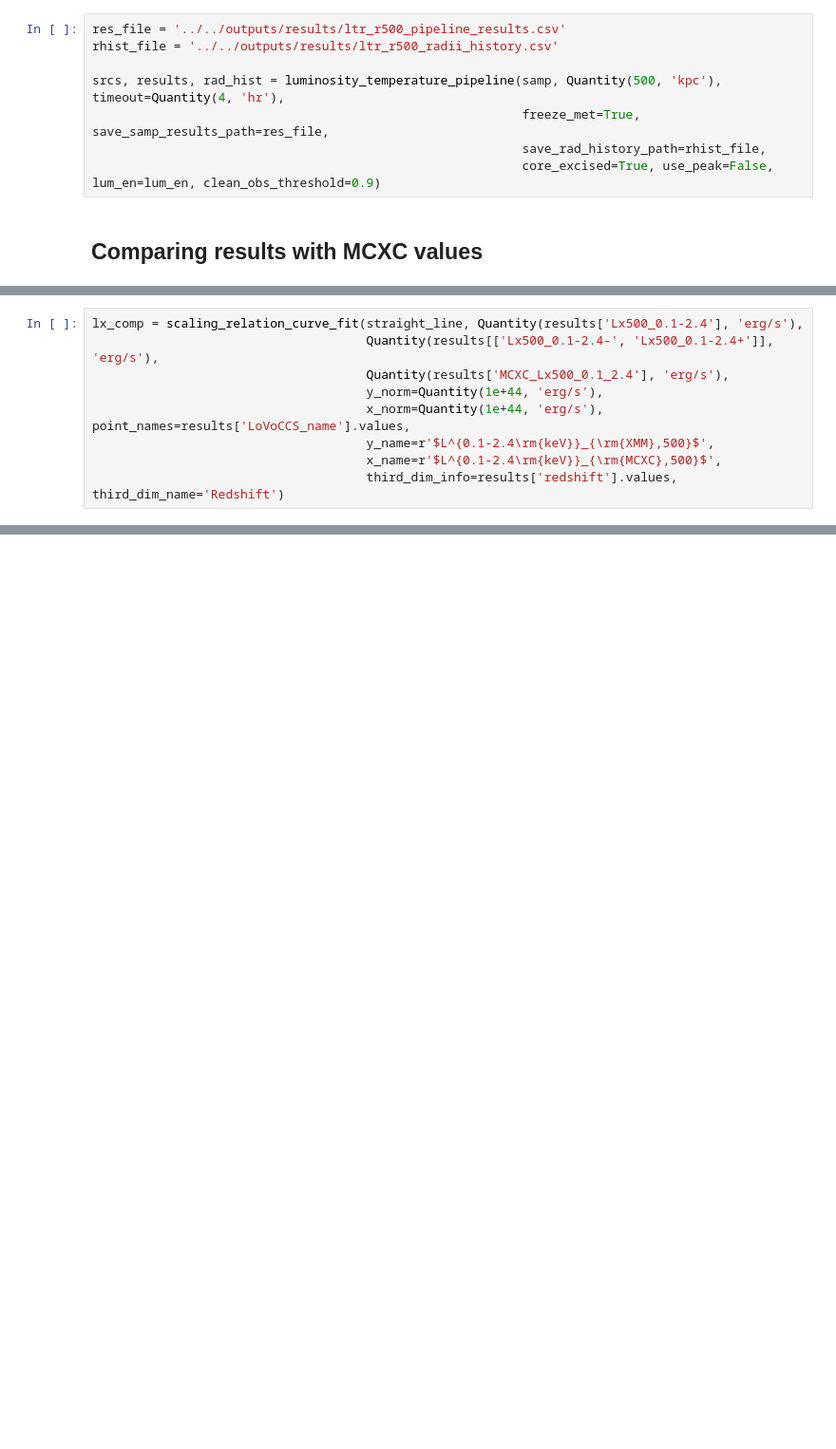
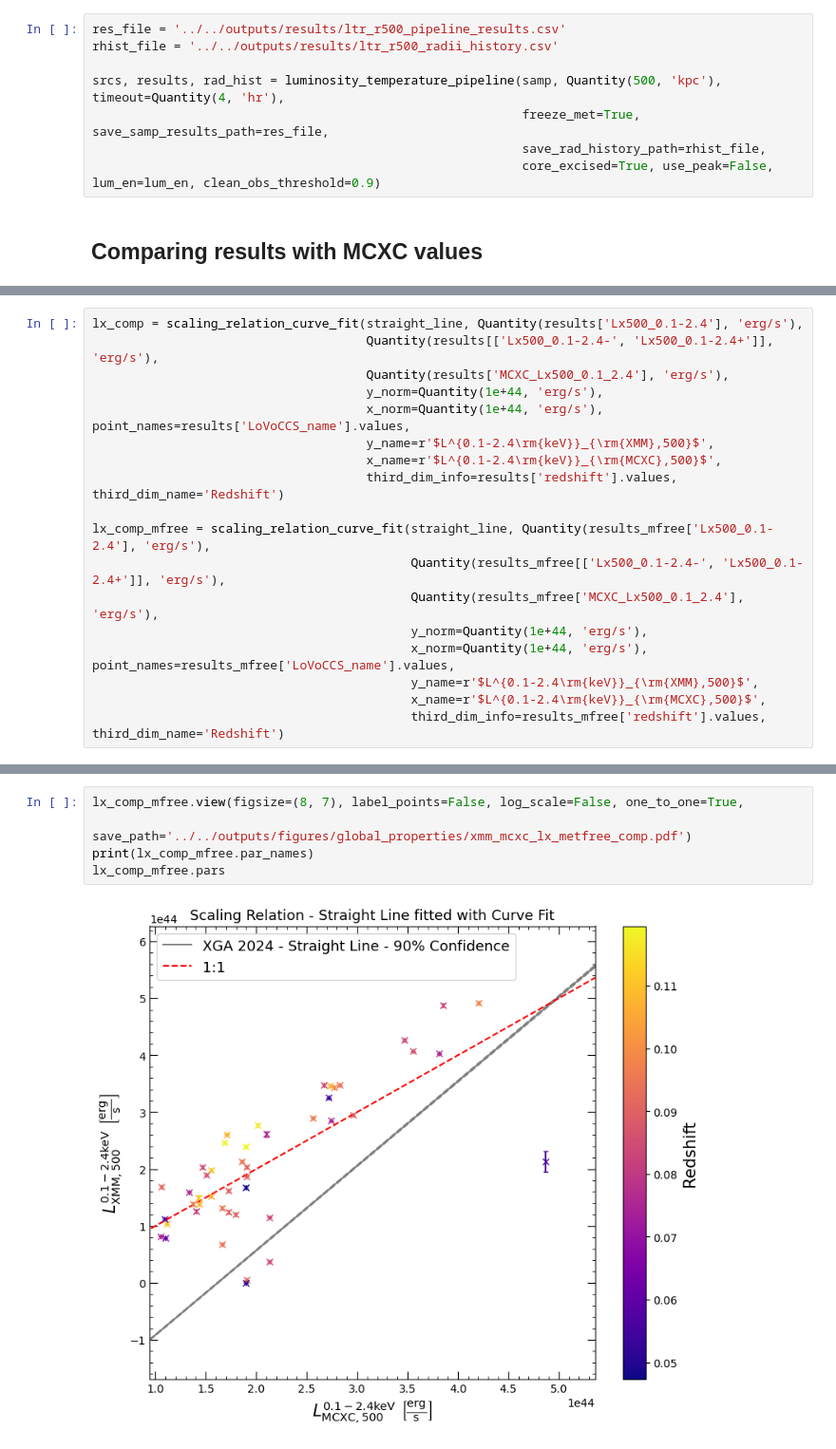
Before and after one commit to LoVoCCS/X-LoVoCCS-Analyses, a Jupyter notebook: notebooks/global_properties/ltr_pipeline.ipynb, the cells around one changed output, grey strips where cells are left out. Shown at 95% size. Cells and saved outputs as stored; diff of their text form; blank space fills up the shorter version.

```diff
--- a/notebooks/global_properties/ltr_pipeline.ipynb
+++ b/notebooks/global_properties/ltr_pipeline.ipynb
@@ -148,3 +146,12 @@ lx_comp = scaling_relation_curve_fit(straight_line, Quantity(results['Lx500_0.1-
                                      y_name=r'$L^{0.1-2.4\rm{keV}}_{\rm{XMM},500}$',
                                      x_name=r'$L^{0.1-2.4\rm{keV}}_{\rm{MCXC},500}$',
                                      third_dim_info=results['redshift'].values, third_dim_name='Redshift')
+
+lx_comp_mfree = scaling_relation_curve_fit(straight_line, Quantity(results_mfree['Lx500_0.1-2.4'], 'erg/s'),
+                                           Quantity(results_mfree[['Lx500_0.1-2.4-', 'Lx500_0.1-2.4+']], 'erg/s'),
+                                           Quantity(results_mfree['MCXC_Lx500_0.1_2.4'], 'erg/s'),
+                                           y_norm=Quantity(1e+44, 'erg/s'),
+                                           x_norm=Quantity(1e+44, 'erg/s'), point_names=results_mfree['LoVoCCS_name'].values,
+                                           y_name=r'$L^{0.1-2.4\rm{keV}}_{\rm{XMM},500}$',
+                                           x_name=r'$L^{0.1-2.4\rm{keV}}_{\rm{MCXC},500}$',
+                                           third_dim_info=results_mfree['redshift'].values, third_dim_name='Redshift')
@@ -150,0 +160,7 @@ lx_comp = scaling_relation_curve_fit(straight_line, Quantity(results['Lx500_0.1-
+# %%
+lx_comp_mfree.view(figsize=(8, 7), label_points=False, log_scale=False, one_to_one=True,
+                   save_path='../../outputs/figures/global_properties/xmm_mcxc_lx_metfree_comp.pdf')
+print(lx_comp_mfree.par_names)
+lx_comp_mfree.pars
+# %% [output]
+[figure, added]
```
Also changed, not shown: parts of 32 cells of this notebook.
